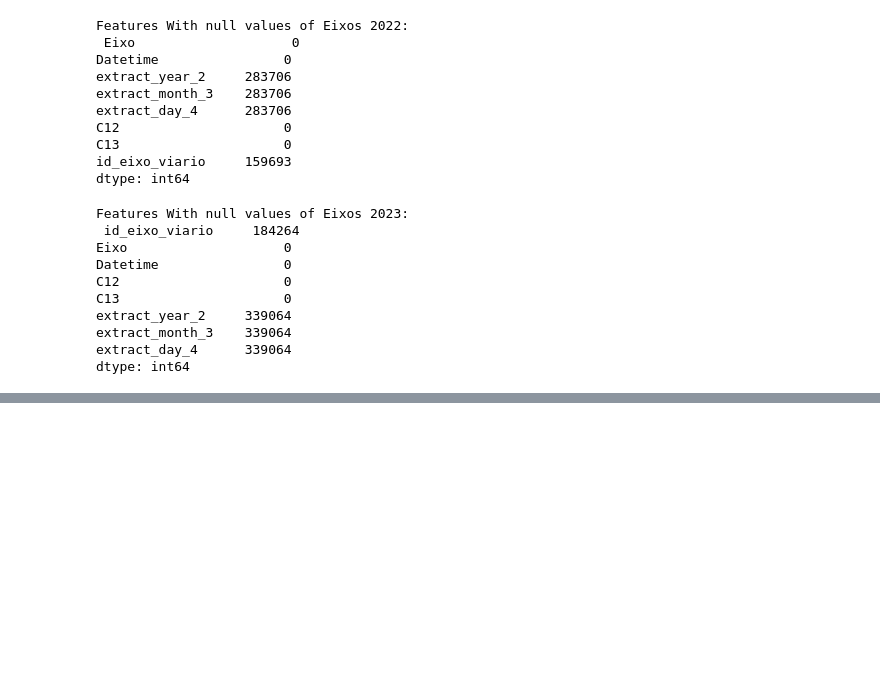
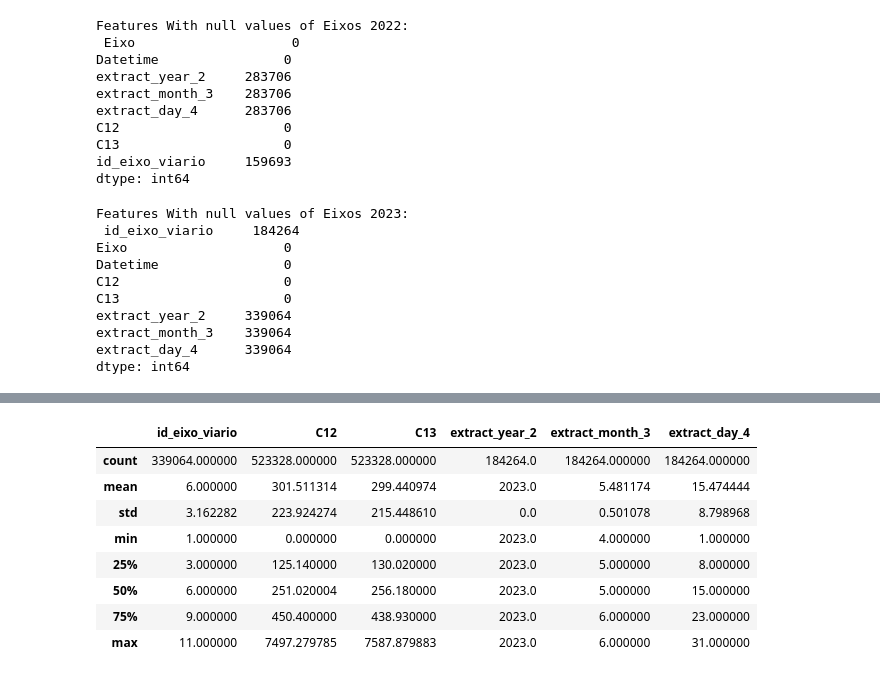
Before and after one commit to a-proenca/LAD, a Jupyter notebook: LAD_22_23.ipynb, the cells around one changed output, grey strips where cells are left out. Drawn from its saved outputs; the diff is of its cells as text; code cells hidden in the pictures; blank space fills up the shorter version.

```diff
--- a/LAD_22_23.ipynb
+++ b/LAD_22_23.ipynb
@@ -259,0 +293,12 @@ dtype: int64
+# %%
+data_vodafone_eixos2023.describe()
+# %% [output]
+|  | id_eixo_viario | C12 | C13 | extract_year_2 | extract_month_3 | extract_day_4 |
+| count | 339064.000000 | 523328.000000 | 523328.000000 | 184264.0 | 184264.000000 | 184264.000000 |
+| mean | 6.000000 | 301.511314 | 299.440974 | 2023.0 | 5.481174 | 15.474444 |
+| std | 3.162282 | 223.924274 | 215.448610 | 0.0 | 0.501078 | 8.798968 |
+| min | 1.000000 | 0.000000 | 0.000000 | 2023.0 | 4.000000 | 1.000000 |
+| 25% | 3.000000 | 125.140000 | 130.020000 | 2023.0 | 5.000000 | 8.000000 |
+| 50% | 6.000000 | 251.020004 | 256.180000 | 2023.0 | 5.000000 | 15.000000 |
+| 75% | 9.000000 | 450.400000 | 438.930000 | 2023.0 | 6.000000 | 23.000000 |
+| max | 11.000000 | 7497.279785 | 7587.879883 | 2023.0 | 6.000000 | 31.000000 |
```
Also changed, not shown: parts of 10 cells of this notebook.
